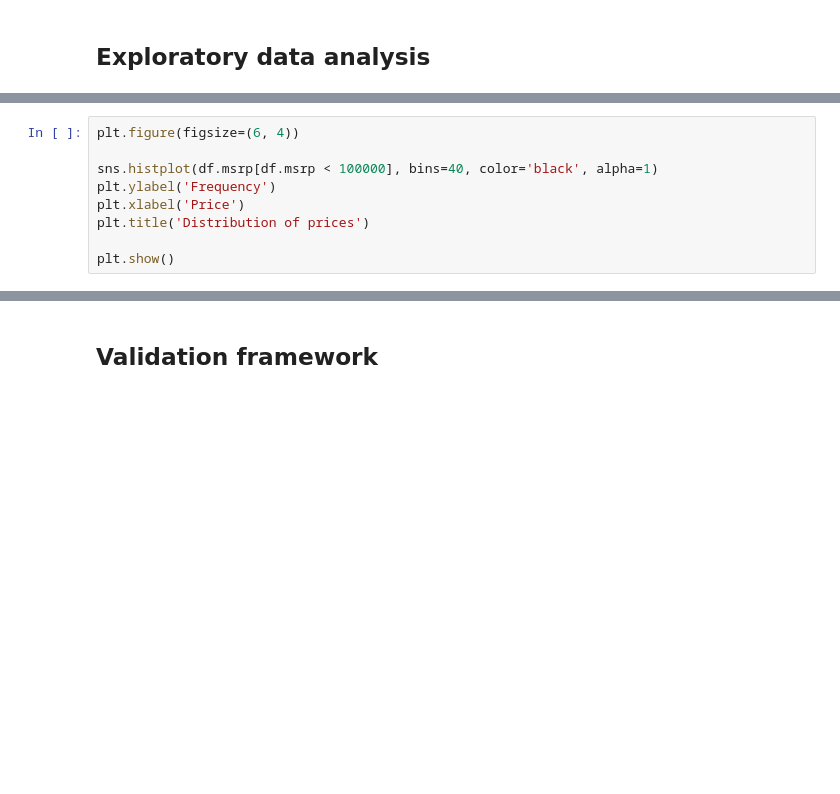
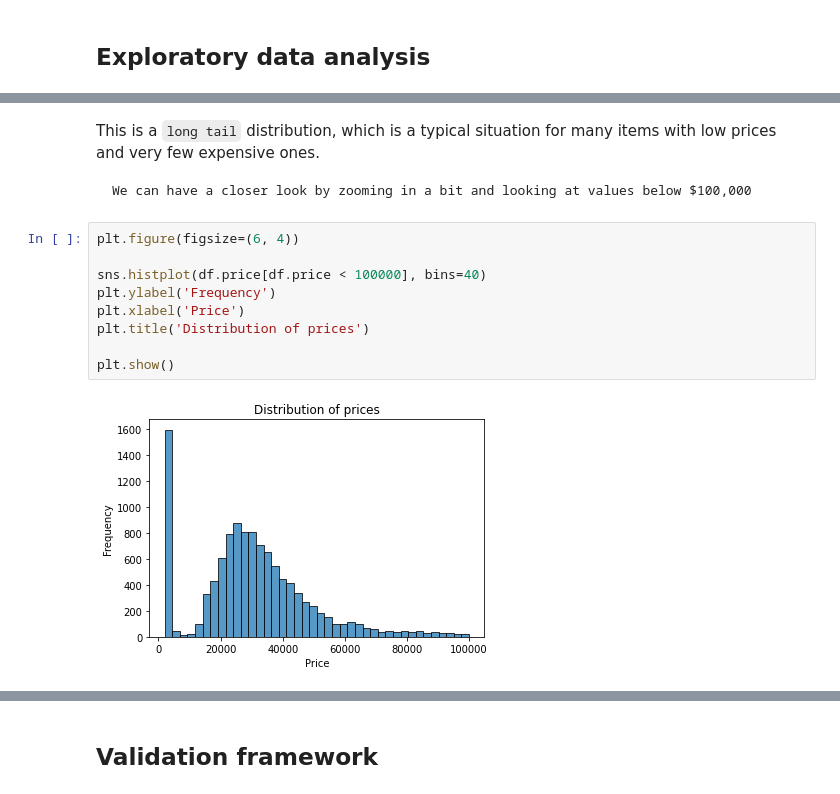
Before and after one commit to a7madmostafa/Learn-ML-by-Projects, a Jupyter notebook: Regression_Car_Price_Prediction.ipynb, the cells around one changed output, grey strips where cells are left out. Drawn from its saved outputs; the diff is of its cells as text; blank space fills up the shorter version.

```diff
--- a/Regression_Car_Price_Prediction.ipynb
+++ b/Regression_Car_Price_Prediction.ipynb
@@ -60,9 +127,15 @@ plt.show()
+# %% [markdown]
+This is a `long tail` distribution, which is a typical situation for many items with low prices and very few expensive ones.
+
+    We can have a closer look by zooming in a bit and looking at values below $100,000
 # %%
 plt.figure(figsize=(6, 4))
 
-sns.histplot(df.msrp[df.msrp < 100000], bins=40, color='black', alpha=1)
+sns.histplot(df.price[df.price < 100000], bins=40)
 plt.ylabel('Frequency')
 plt.xlabel('Price')
 plt.title('Distribution of prices')
 
 plt.show()
+# %% [output]
+[figure, added]
```
Also changed, not shown: parts of 14 cells of this notebook.
